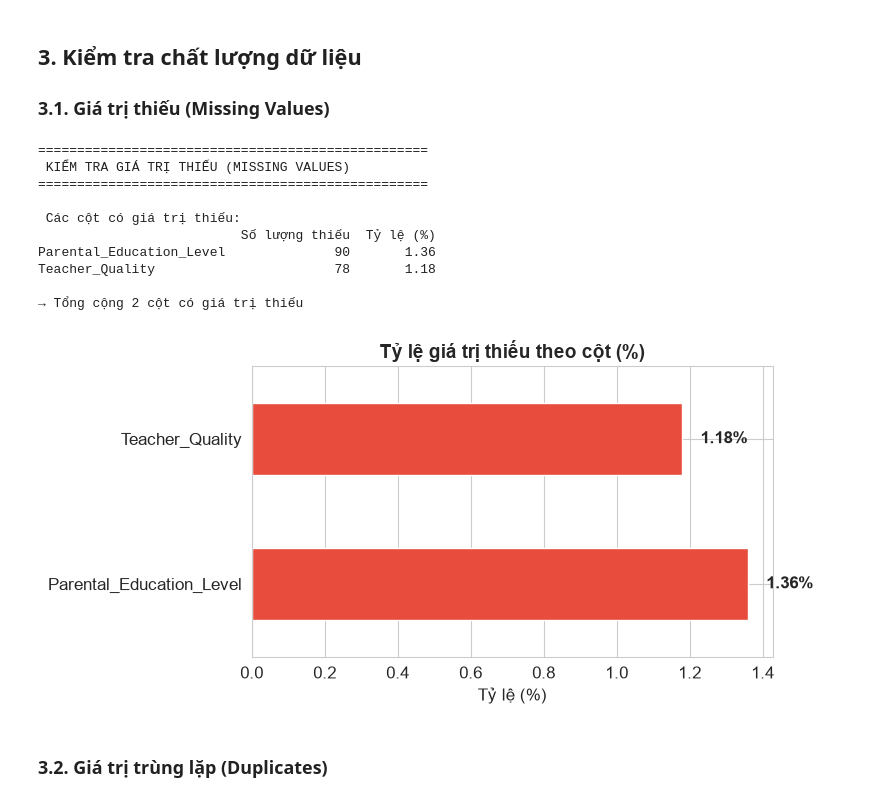
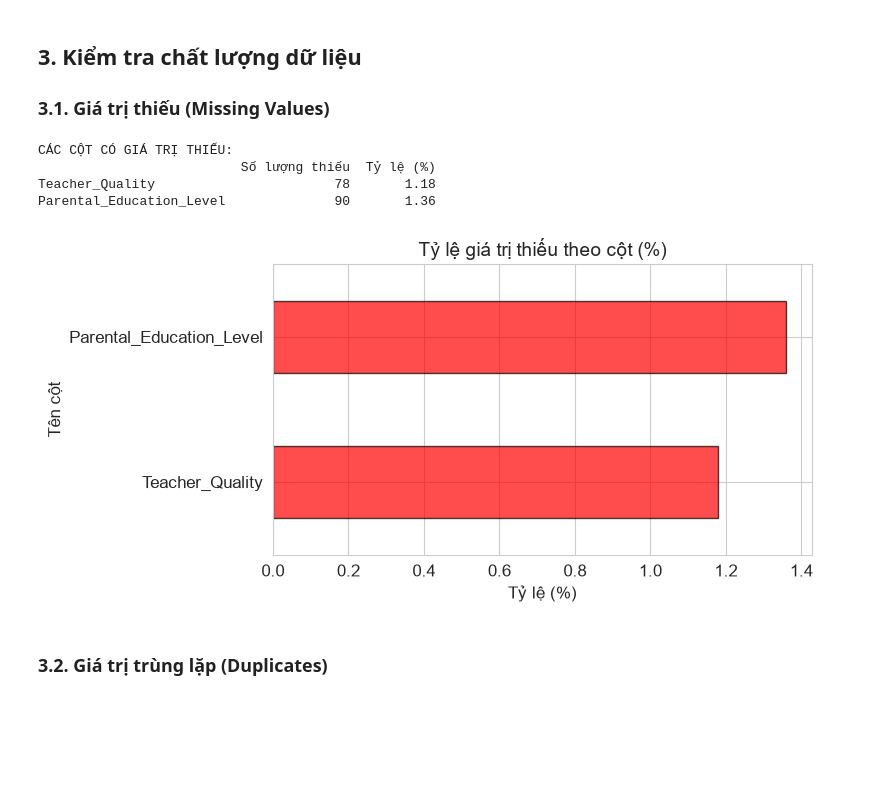
Before and after one commit to baole16/ADY201m, a Jupyter notebook: 4_Source Code/StudentPerformanceAnalysis.ipynb, the cells around one changed output. Cells and saved outputs as stored; diff of their text form; code cells hidden in the pictures; blank space fills up the shorter version.

```diff
--- a/4_Source Code/StudentPerformanceAnalysis.ipynb
+++ b/4_Source Code/StudentPerformanceAnalysis.ipynb
@@ -36,12 +56,15 @@ print(" Đã import thành công tất cả thư viện!")
 # %% [output]
  Đã import thành công tất cả thư viện!
 # %%
+import os
 
-df = pd.read_csv('StudentPerformanceFactors.csv')
+# Đọc dữ liệu (tự kiểm tra đường dẫn nếu mở từ thư mục cha)
+file_path = 'StudentPerformanceFactors.csv' if os.path.exists('StudentPerformanceFactors.csv') else '4_Source Code/StudentPerformanceFactors.csv'
+df = pd.read_csv(file_path)
 
-print(f" Kích thước tập dữ liệu: {df.shape[0]} dòng × {df.shape[1]} cột")
-print(f" Dung lượng bộ nhớ: {df.memory_usage(deep=True).sum() / 1024:.1f} KB")
+print(f"Kích thước tập dữ liệu: {df.shape[0]} dòng × {df.shape[1]} cột")
+print(f"Dung lượng bộ nhớ: {df.memory_usage(deep=True).sum() / 1024:.1f} KB")
 print()
-print(" 5 dòng đầu tiên:")
+print("5 dòng đầu tiên:")
 df.head()
 # %% [output]
@@ -120,50 +143,38 @@ print(f"\n→ Tổng: {len(numeric_cols)} biến số + {len(categorical_cols)}
 
 ### 3.1. Giá trị thiếu (Missing Values)
 # %%
-# Kiểm tra giá trị thiếu
-missing = df.isnull().sum()
-missing_pct = (df.isnull().sum() / len(df) * 100).round(2)
-missing_df = pd.DataFrame({
-    'Số lượng thiếu': missing,
-    'Tỷ lệ (%)': missing_pct
-}).sort_values('Số lượng thiếu', ascending=False)
+# Kiểm tra giá trị thiếu ở từng cột
+missing_count = df.isnull().sum()
+missing_percent = (missing_count / len(df) * 100).round(2)
 
-print("=" * 50)
-print(" KIỂM TRA GIÁ TRỊ THIẾU (MISSING VALUES)")
-print("=" * 50)
-print()
+missing_table = pd.DataFrame({
+    'Số lượng thiếu': missing_count,
+    'Tỷ lệ (%)': missing_percent
+})
 
-has_missing = missing_df[missing_df['Số lượng thiếu'] > 0]
-if len(has_missing) > 0:
-    print(" Các cột có giá trị thiếu:")
-    print(has_missing.to_string())
-    print(f"\n→ Tổng cộng {len(has_missing)} cột có giá trị thiếu")
-else:
-    print(" Không có giá trị thiếu trong tập dữ liệu!")
+# Lọc ra các cột có giá trị thiếu
+cols_missing = missing_table[missing_table['Số lượng thiếu'] > 0]
 
-# Trực quan hóa giá trị thiếu
-if len(has_missing) > 0:
-    fig, ax = plt.subplots(figsize=(8, 4))
-    colors = ['#e74c3c' if v > 0 else '#2ecc71' for v in missing.values]
-    has_missing['Tỷ lệ (%)'].plot(kind='barh', color='#e74c3c', ax=ax)
-    ax.set_title('Tỷ lệ giá trị thiếu theo cột (%)', fontweight='bold')
-    ax.set_xlabel('Tỷ lệ (%)')
-    for i, v in enumerate(has_missing['Tỷ lệ (%)'].values):
-        ax.text(v + 0.05, i, f'{v}%', va='center', fontweight='bold')
+print("CÁC CỘT CÓ GIÁ TRỊ THIẾU:")
+if len(cols_missing) > 0:
+    print(cols_missing)
+
+    # Vẽ biểu đồ đơn giản
+    plt.figure(figsize=(8, 4))
+    cols_missing['Tỷ lệ (%)'].plot(kind='barh', color='red', edgecolor='black', alpha=0.7)
+    plt.title('Tỷ lệ giá trị thiếu theo cột (%)')
+    plt.xlabel('Tỷ lệ (%)')
+    plt.ylabel('Tên cột')
     plt.tight_layout()
     plt.show()
+else:
+    print("Không có giá trị thiếu trong tập dữ liệu.")
 # %% [output]
-==================================================
- KIỂM TRA GIÁ TRỊ THIẾU (MISSING VALUES)
-==================================================
-
- Các cột có giá trị thiếu:
+CÁC CỘT CÓ GIÁ TRỊ THIẾU:
                           Số lượng thiếu  Tỷ lệ (%)
+Teacher_Quality                       78       1.18
 Parental_Education_Level              90       1.36
-Teacher_Quality                       78       1.18
-
-→ Tổng cộng 2 cột có giá trị thiếu
-[figure, old version]
+[figure, new version]
 # %% [markdown]
 ### 3.2. Giá trị trùng lặp (Duplicates)
 # %%
```
Also changed, not shown: parts of 24 cells of this notebook, 29 other files.
